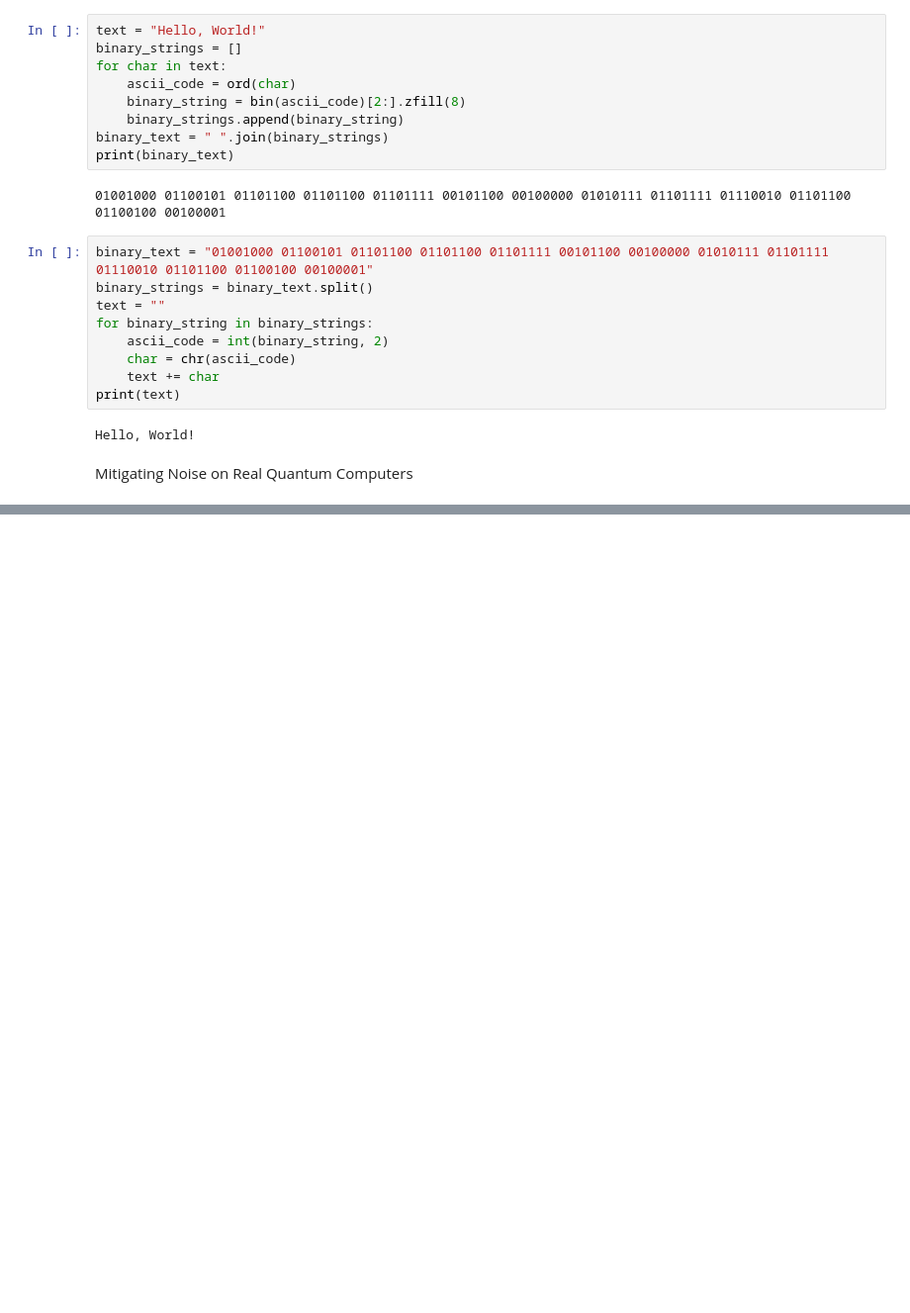
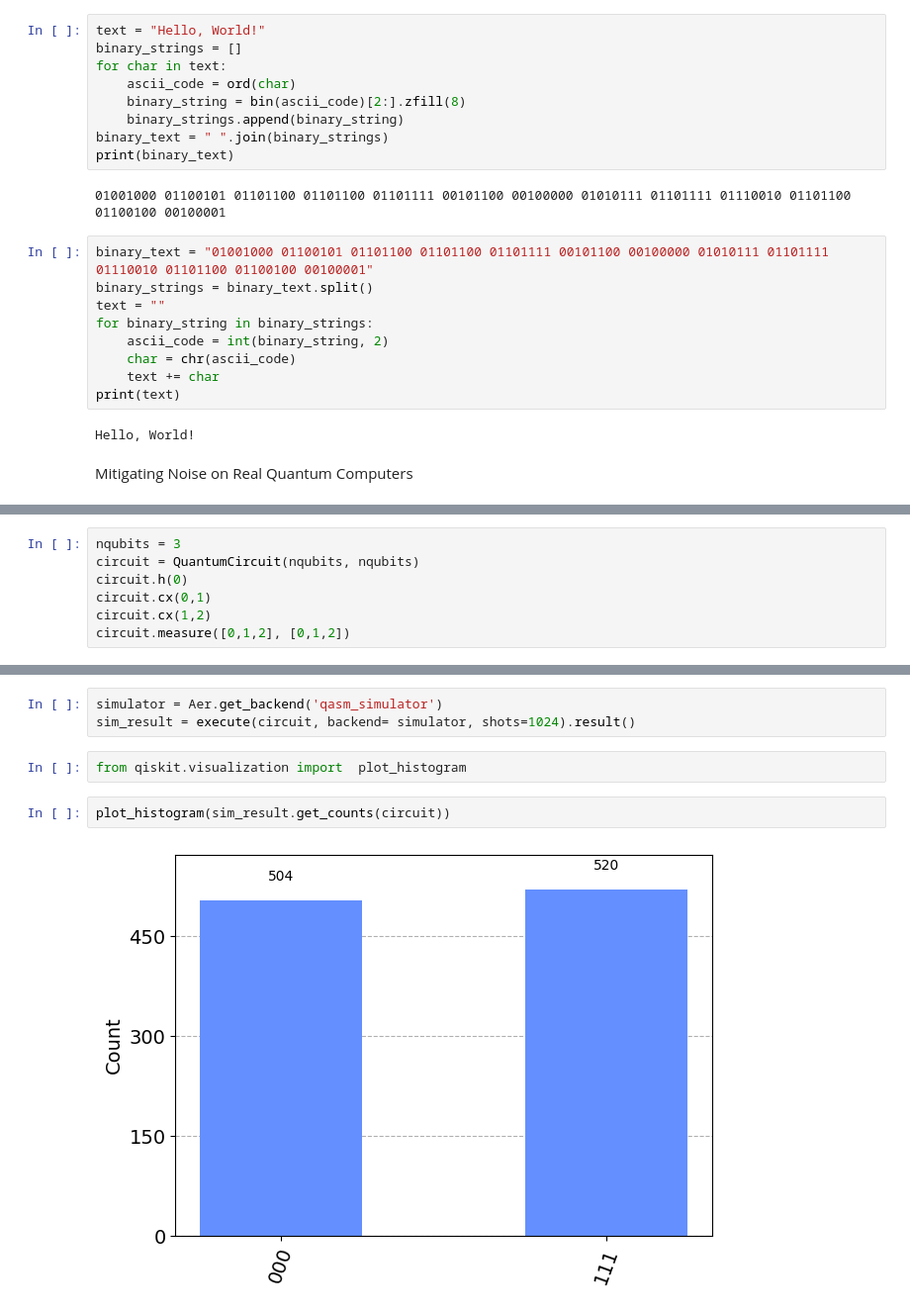
Before and after one commit to thecoachingonline/Learning-Quantum-IBMQ, a Jupyter notebook: Learning-Quantum-IBMQ.ipynb, the cells around one changed output, grey strips where cells are left out. Shown at 99% size. Saved outputs shown, nothing was run; the diff lists cells and outputs as text; blank space fills up the shorter version.

```diff
--- a/Learning-Quantum-IBMQ.ipynb
+++ b/Learning-Quantum-IBMQ.ipynb
@@ -343,0 +351,7 @@ Mitigating Noise on Real Quantum Computers
+# %%
+nqubits = 3
+circuit = QuantumCircuit(nqubits, nqubits)
+circuit.h(0)
+circuit.cx(0,1)
+circuit.cx(1,2)
+circuit.measure([0,1,2], [0,1,2])
@@ -343,0 +373,9 @@ Mitigating Noise on Real Quantum Computers
+# %%
+simulator = Aer.get_backend('qasm_simulator')
+sim_result = execute(circuit, backend= simulator, shots=1024).result()
+# %%
+from qiskit.visualization import  plot_histogram
+# %%
+plot_histogram(sim_result.get_counts(circuit))
+# %% [output]
+[figure, added]
```
Also changed, not shown: parts of 17 cells of this notebook.
